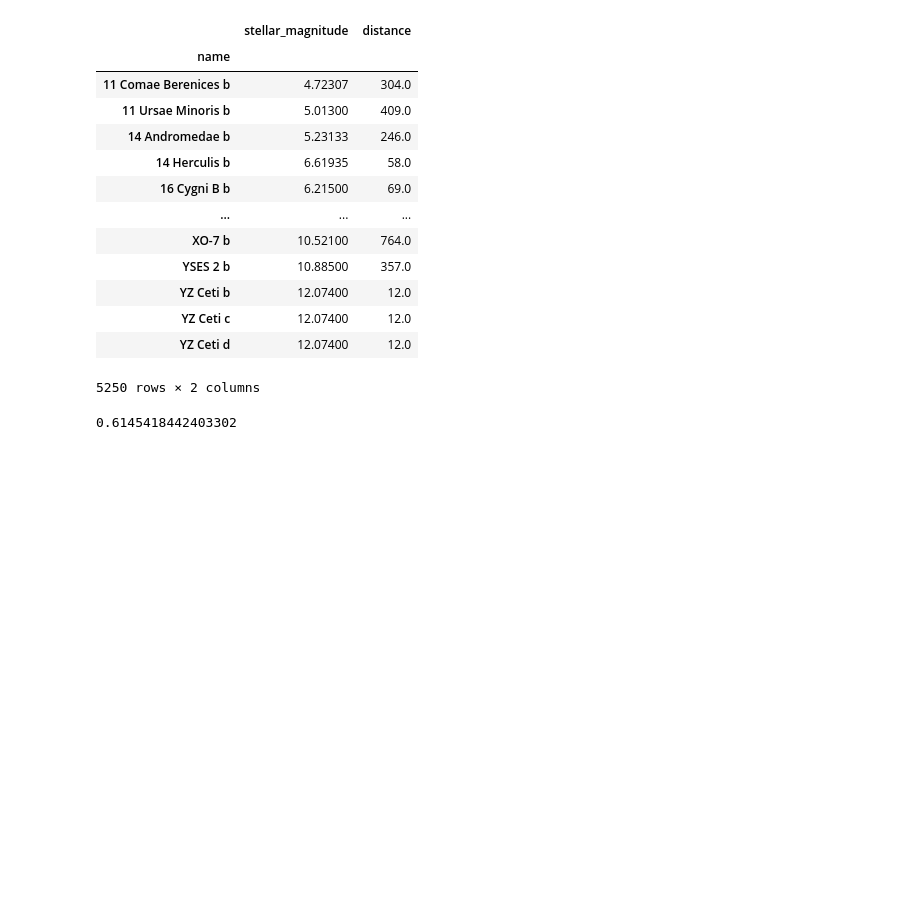
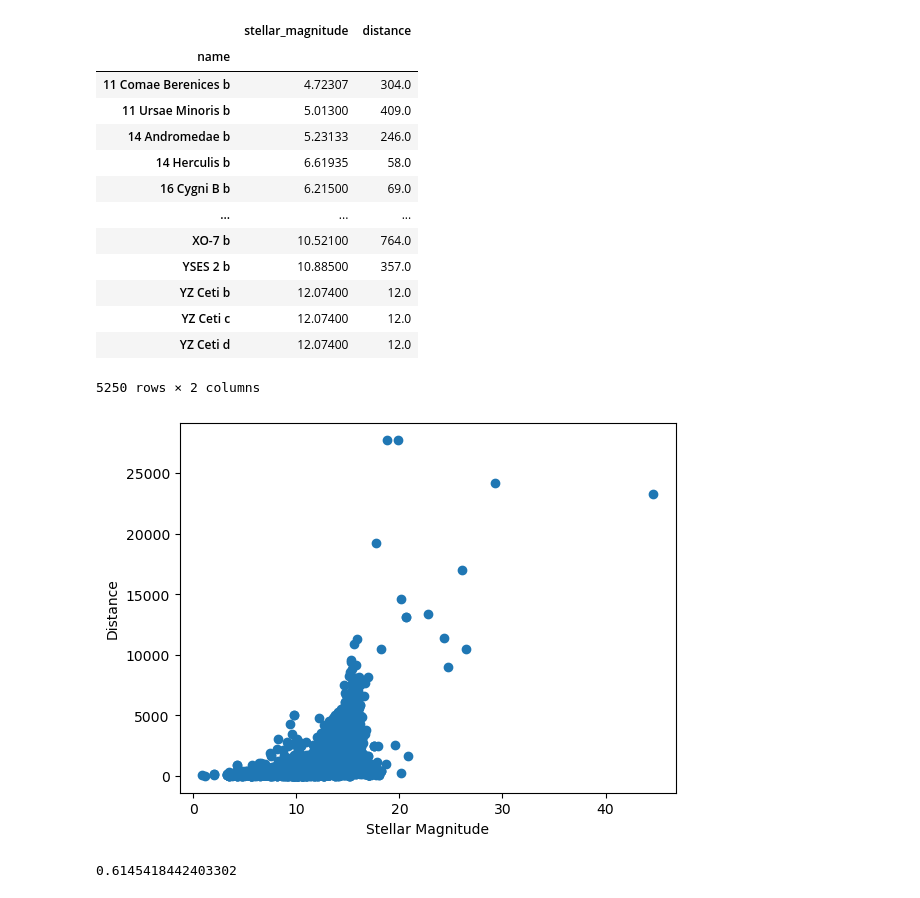
Before and after one commit to kadirbalalan/exoplanets, a Jupyter notebook: Exoplanets.ipynb, the cells around one changed output. Cells and saved outputs as stored; diff of their text form; code cells hidden in the pictures; blank space fills up the shorter version.

```diff
--- a/Exoplanets.ipynb
+++ b/Exoplanets.ipynb
@@ -103,6 +127,13 @@ brightness_distance
 | YZ Ceti c | 12.07400 | 12.0 |
 | YZ Ceti d | 12.07400 | 12.0 |
 5250 rows × 2 columns
+# %%
+plt.scatter(exoplanets['stellar_magnitude'].values, exoplanets['distance'].values)
+plt.xlabel('Stellar Magnitude')
+plt.ylabel('Distance')
+plt.show()
+# %% [output]
+[figure, added]
 # %%
 correlation_coefficient1 = exoplanets["distance"].corr(exoplanets["stellar_magnitude"])
 correlation_coefficient1
```
Also changed, not shown: parts of 12 cells of this notebook.
